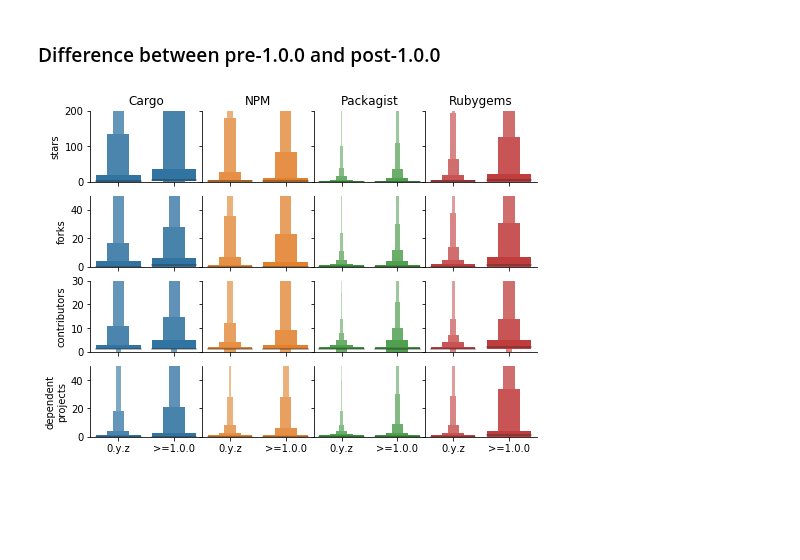
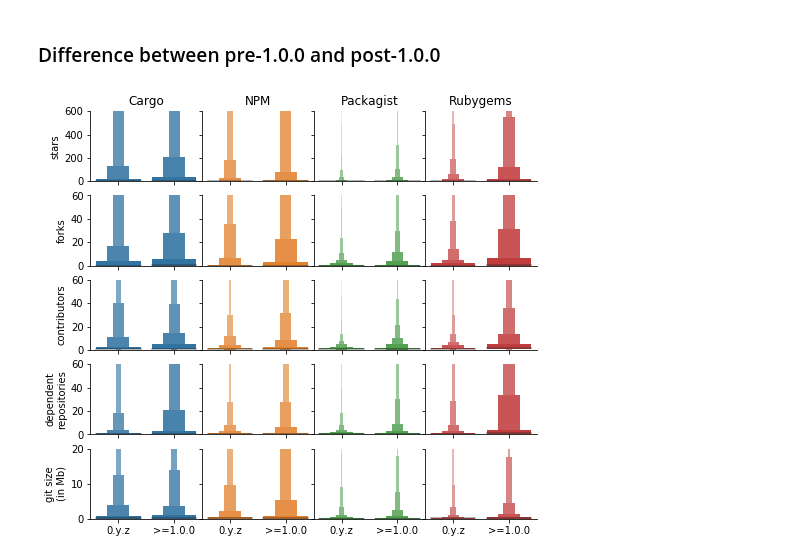
Before and after one commit to AlexandreDecan/secos-zero, a Jupyter notebook: notebooks/Magic zero.ipynb, the cells around one changed output. Cells and saved outputs as stored; diff of their text form; code cells hidden in the pictures; blank space fills up the shorter version.

Commit message:
Add git size as characteristic

```diff
--- a/notebooks/Magic zero.ipynb
+++ b/notebooks/Magic zero.ipynb
@@ -1276,48 +1268,50 @@ data = pandas.concat([
     )
     .assign(duration=lambda d: (CENSOR_DATE - d['date']) / pandas.to_timedelta('30 day'))
     .assign(releases=lambda d: d['rank'])
+    .assign(size=lambda d: d['size'] / 1024)
     .assign(ecosystem=ecosystem)
     for ecosystem in ECOSYSTEMS],
     axis=0
 )
 # %%
-characteristics = ['stars', 'forks', 'contributors', 'dependent_projects', ] # 'watchers', 'issues', 'releases', 'dependent_projects', 'duration']
+characteristics = ['stars', 'forks', 'contributors', 'dependent_projects', 'size']
+# Other characteristics: watchers, issues, duration
 # %%
 fig, axes = matplotlib.pyplot.subplots(
     ncols=len(ECOSYSTEMS),
     nrows=len(characteristics),
     sharex=True,
     sharey='row',
     gridspec_kw=dict(wspace=0)
 )
 
-fig.set_size_inches((FIG_SIZE[0], FIG_SIZE[1] * 2))
+fig.set_size_inches((FIG_SIZE[0], FIG_SIZE[1] * len(characteristics) / 2))
 
 for j, characteristic in enumerate(characteristics):
     for i, ecosystem in enumerate(ECOSYSTEMS):
         seaborn.boxenplot(
             y=characteristic,
             x='dev',
             data=data[lambda d: d['ecosystem'] == ecosystem],
             order=['0.y.z', '>=1.0.0'],
             color=COLORS[ecosystem],
             ax=axes[j][i],
-
         )
 
         axes[j][i].set(
             title=ecosystem if j == 0 else '',
             xlabel='',
             ylabel='',
         )
 
 seaborn.despine(fig, top=True, right=True)
 
-axes[0][0].set(ylabel='stars', ylim=(0, 200))
-axes[1][0].set(ylabel='forks', ylim=(0, 50))
-axes[2][0].set(ylabel='contributors', ylim=(0, 30))
-axes[3][0].set(ylabel='dependent\nprojects', ylim=(0, 50))
+axes[0][0].set(ylabel='stars', ylim=(0, 600))
+axes[1][0].set(ylabel='forks', ylim=(0, 60))
+axes[2][0].set(ylabel='contributors', ylim=(0, 60))
+axes[3][0].set(ylabel='dependent\nrepositories', ylim=(0, 60))
+axes[4][0].set(ylabel='git size\n(in Mb)', ylim=(0, 20))
 
 savefig(fig, 'char_distributions')
 # %% [output]
-[figure, old version]
+[figure, new version]
```
Also changed, not shown: parts of 7 cells of this notebook, 2 other files.
